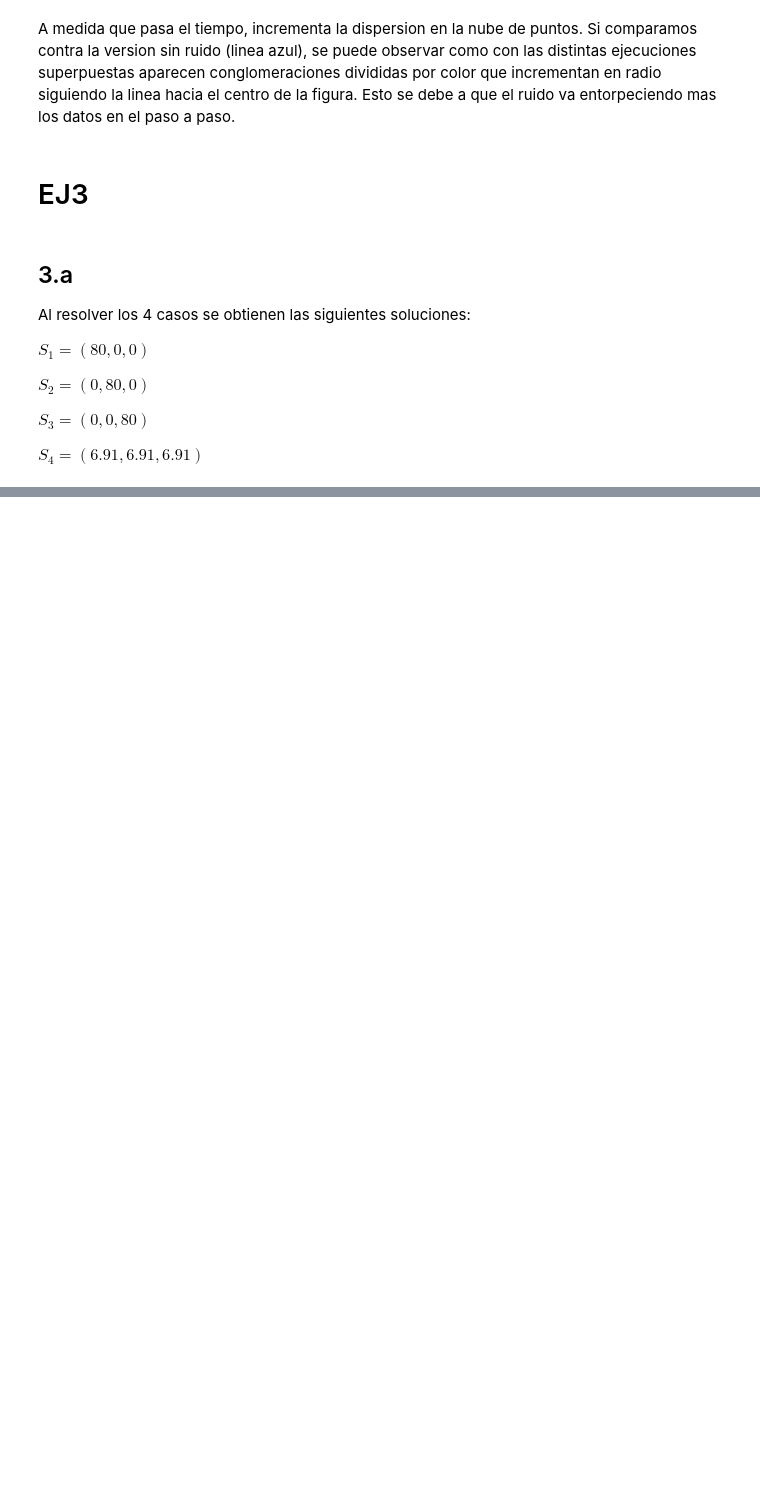
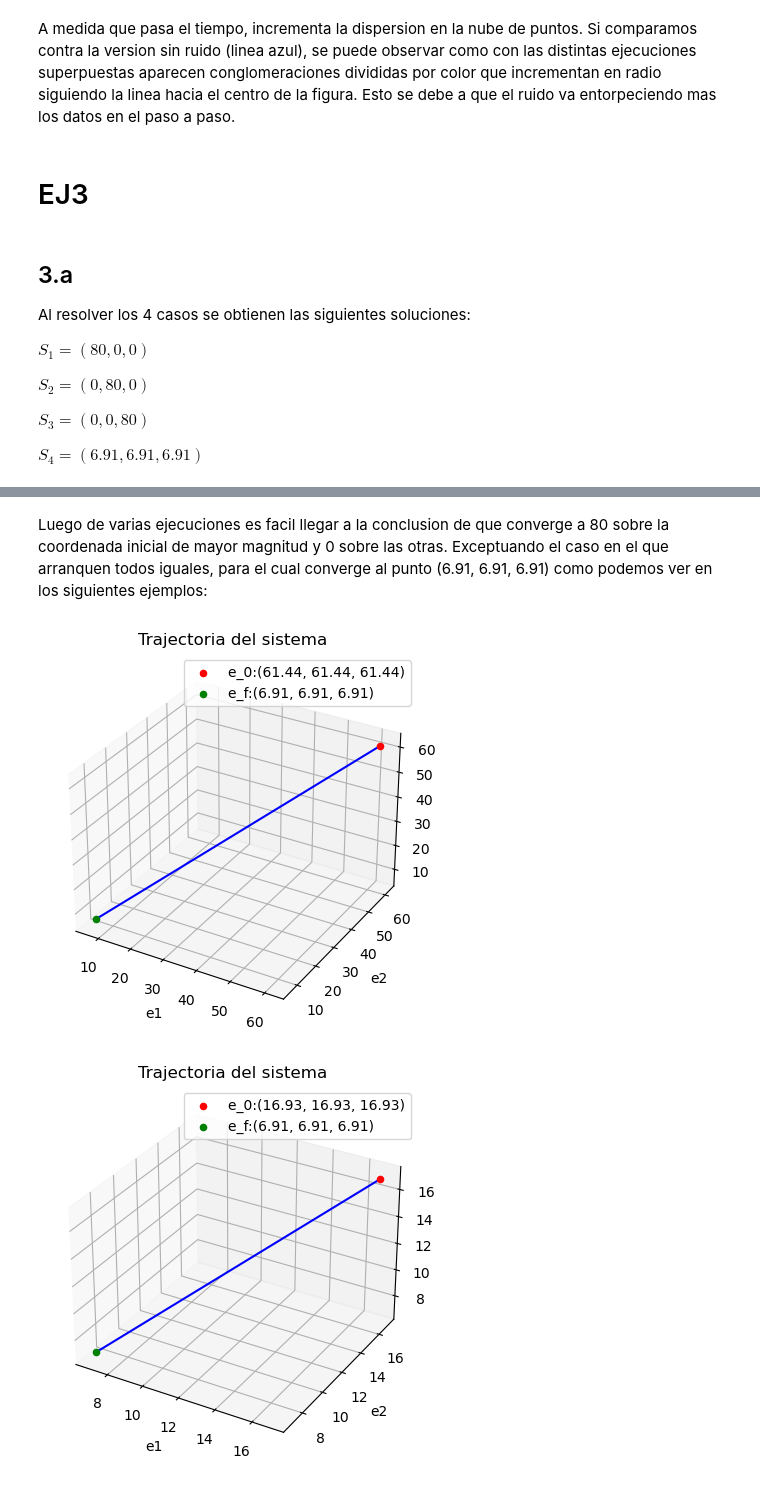
Before and after one commit to ImNotGone/NC_TP3, a Jupyter notebook: tp3.ipynb, the cells around one changed output, grey strips where cells are left out. Saved outputs shown, nothing was run; the diff lists cells and outputs as text; code cells hidden in the pictures; blank space fills up the shorter version.

```diff
--- a/tp3.ipynb
+++ b/tp3.ipynb
@@ -204,0 +267,15 @@ $S_4 = \left(6.91, 6.91, 6.91\right)$
+# %% [markdown]
+Luego de varias ejecuciones es facil llegar a la conclusion de que converge a 80 sobre la coordenada inicial de mayor magnitud y 0 sobre las otras. Exceptuando el caso en el que arranquen todos iguales, para el cual converge al punto (6.91, 6.91, 6.91) como podemos ver en los siguientes ejemplos:
+# %%
+def simulate_eq_trajectories(num_trajectories, steps, h, e0_range):
+    for _ in range(num_trajectories):
+        number = np.random.uniform(e0_range[0], e0_range[1], size=1)
+        e0 = np.array([number, number, number])
+        e0 = np.reshape(e0, (3))
+        E = rk4(f, steps, h, e0)
+        plot_trajectory(E)
+
+simulate_eq_trajectories(3, 10000, 0.01, (0, 100))
+# %% [output]
+[figure, added]
+[figure, added]
```
Also changed, not shown: parts of 3 cells of this notebook.
